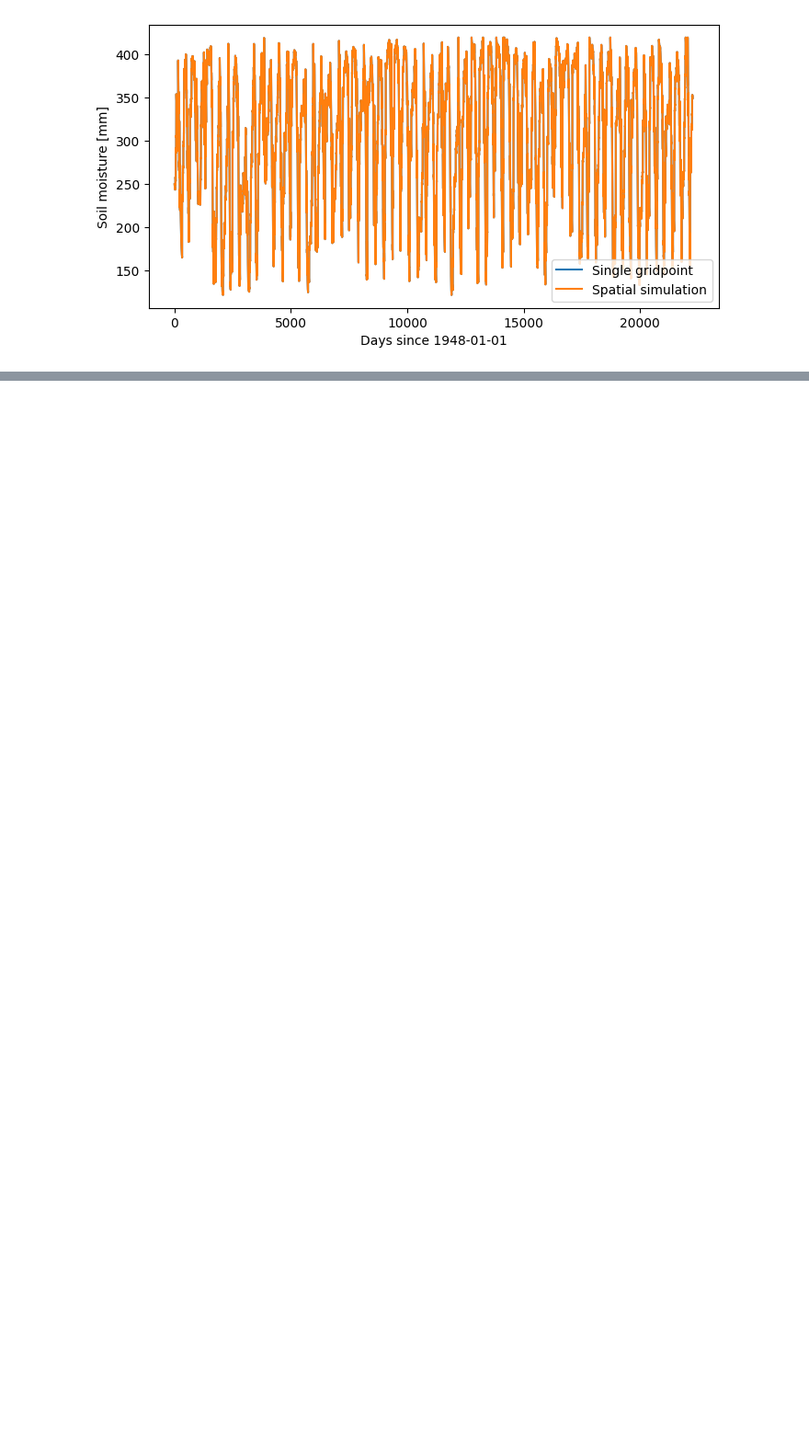
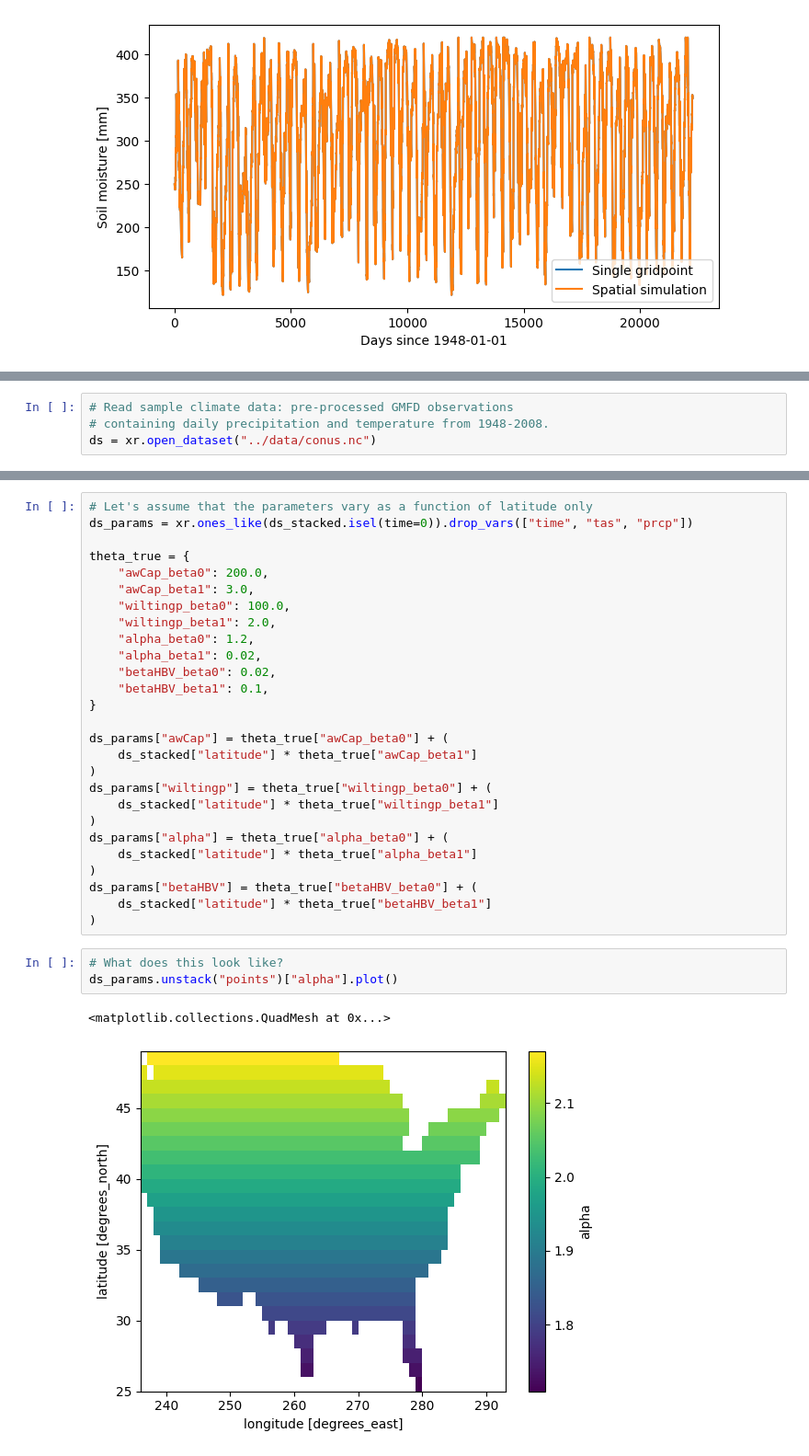
Before and after one commit to david0811/pyWBM, a Jupyter notebook: notebooks/N2_spatial.ipynb, the cells around one changed output, grey strips where cells are left out. Shown: that part at 92% size. Drawn from its saved outputs; the diff is of its cells as text; blank space fills up the shorter version.

```diff
--- a/notebooks/N2_spatial.ipynb
+++ b/notebooks/N2_spatial.ipynb
@@ -232,0 +206,4 @@ plt.show()
+# %%
+# Read sample climate data: pre-processed GMFD observations
+# containing daily precipitation and temperature from 1948-2008.
+ds = xr.open_dataset("../data/conus.nc")
@@ -232,0 +232,33 @@ plt.show()
+# %%
+# Let's assume that the parameters vary as a function of latitude only
+ds_params = xr.ones_like(ds_stacked.isel(time=0)).drop_vars(["time", "tas", "prcp"])
+
+theta_true = {
+    "awCap_beta0": 200.0,
+    "awCap_beta1": 3.0,
+    "wiltingp_beta0": 100.0,
+    "wiltingp_beta1": 2.0,
+    "alpha_beta0": 1.2,
+    "alpha_beta1": 0.02,
+    "betaHBV_beta0": 0.02,
+    "betaHBV_beta1": 0.1,
+}
+
+ds_params["awCap"] = theta_true["awCap_beta0"] + (
+    ds_stacked["latitude"] * theta_true["awCap_beta1"]
+)
+ds_params["wiltingp"] = theta_true["wiltingp_beta0"] + (
+    ds_stacked["latitude"] * theta_true["wiltingp_beta1"]
+)
+ds_params["alpha"] = theta_true["alpha_beta0"] + (
+    ds_stacked["latitude"] * theta_true["alpha_beta1"]
+)
+ds_params["betaHBV"] = theta_true["betaHBV_beta0"] + (
+    ds_stacked["latitude"] * theta_true["betaHBV_beta1"]
+)
+# %%
+# What does this look like?
+ds_params.unstack("points")["alpha"].plot()
+# %% [output]
+<matplotlib.collections.QuadMesh at 0x...>
+[figure, added]
```
Also changed, not shown: parts of 33 cells of this notebook.
